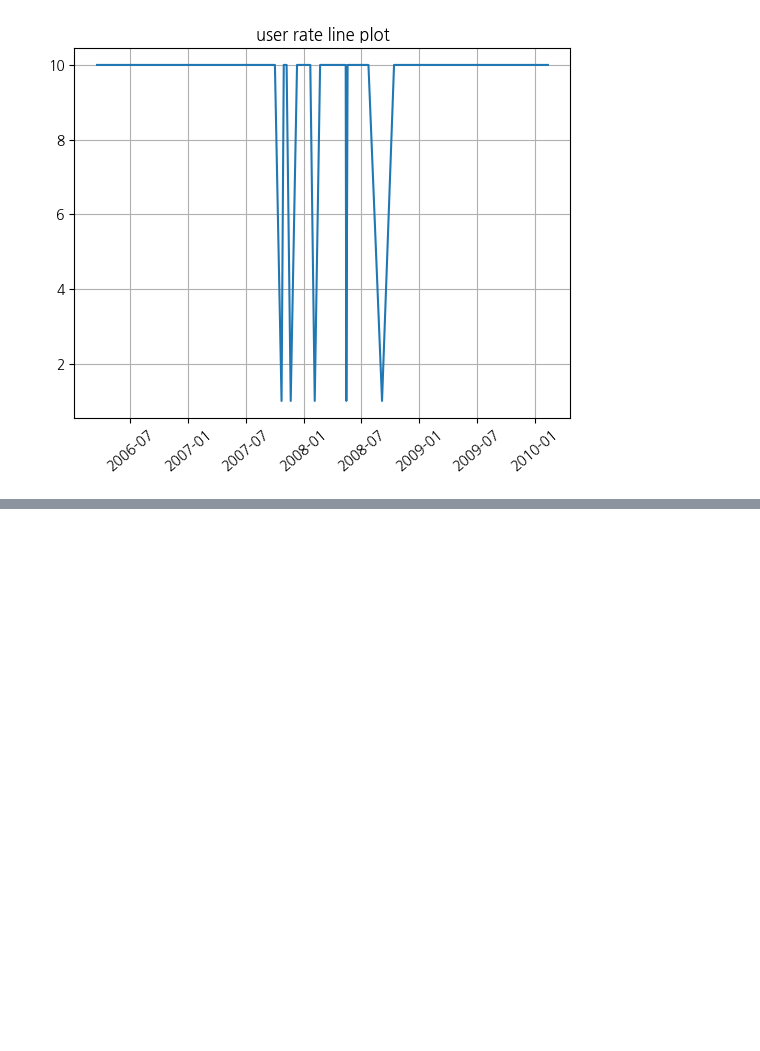
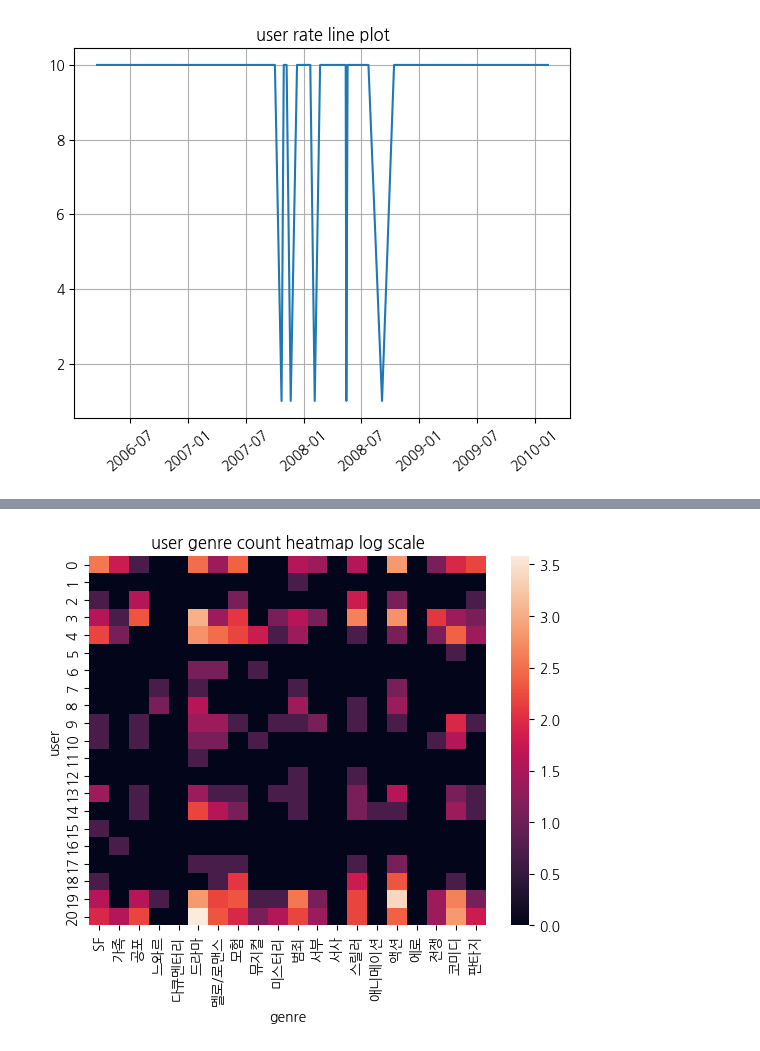
Before and after one commit to YeonSeong-Lee/codessey, a Jupyter notebook: prob02/prob0205.ipynb, the cells around one changed output, grey strips where cells are left out. Saved outputs shown, nothing was run; the diff lists cells and outputs as text; code cells hidden in the pictures; blank space fills up the shorter version.

```diff
--- a/prob02/prob0205.ipynb
+++ b/prob02/prob0205.ipynb
@@ -176,0 +188,11 @@ user_info.head()
+# %%
+# user genre count visualization
+user_genre_count = pd.crosstab(rates['user'], movies_genre['genre'], rates['rate'], aggfunc='count').fillna(0)
+user_genre_count_parted = user_genre_count[:21]
+user_genre_count_parted = user_genre_count_parted.apply(lambda x: np.log1p(x))
+
+plt.title("user genre count heatmap log scale")
+sns.heatmap(user_genre_count_parted)
+plt.show()
+# %% [output]
+[figure, added]
```
Also changed, not shown: parts of 6 cells of this notebook.
